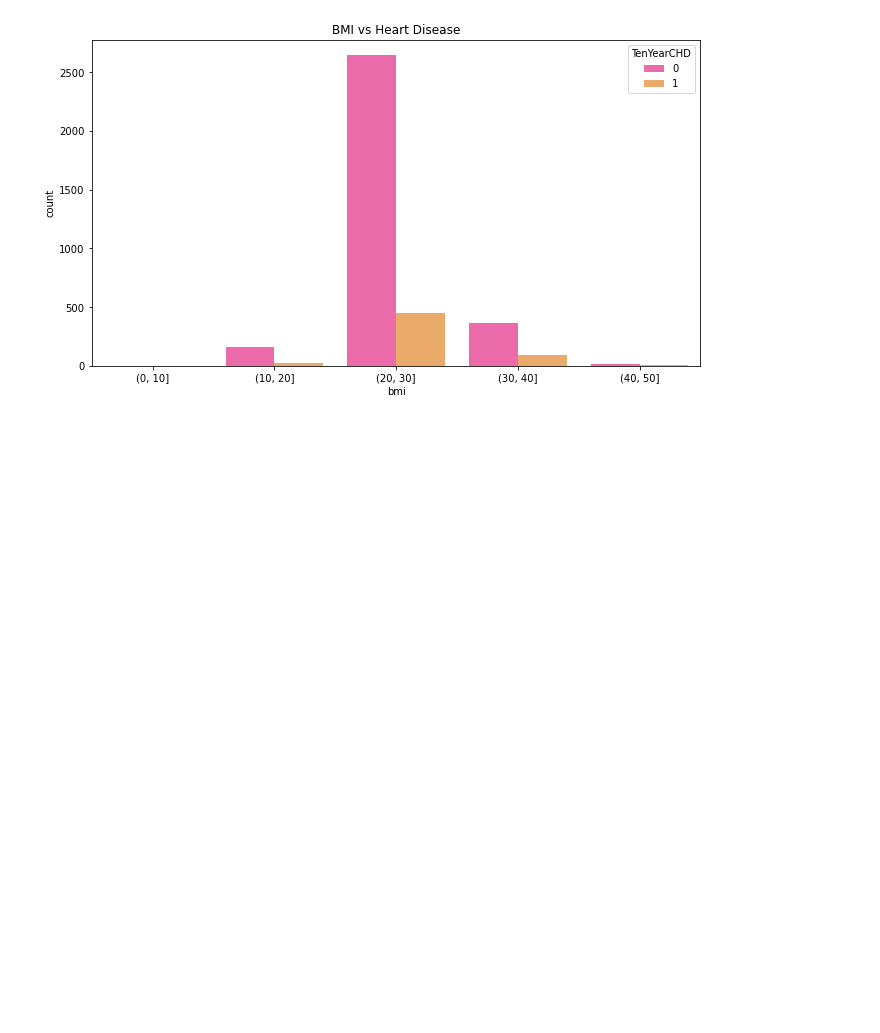
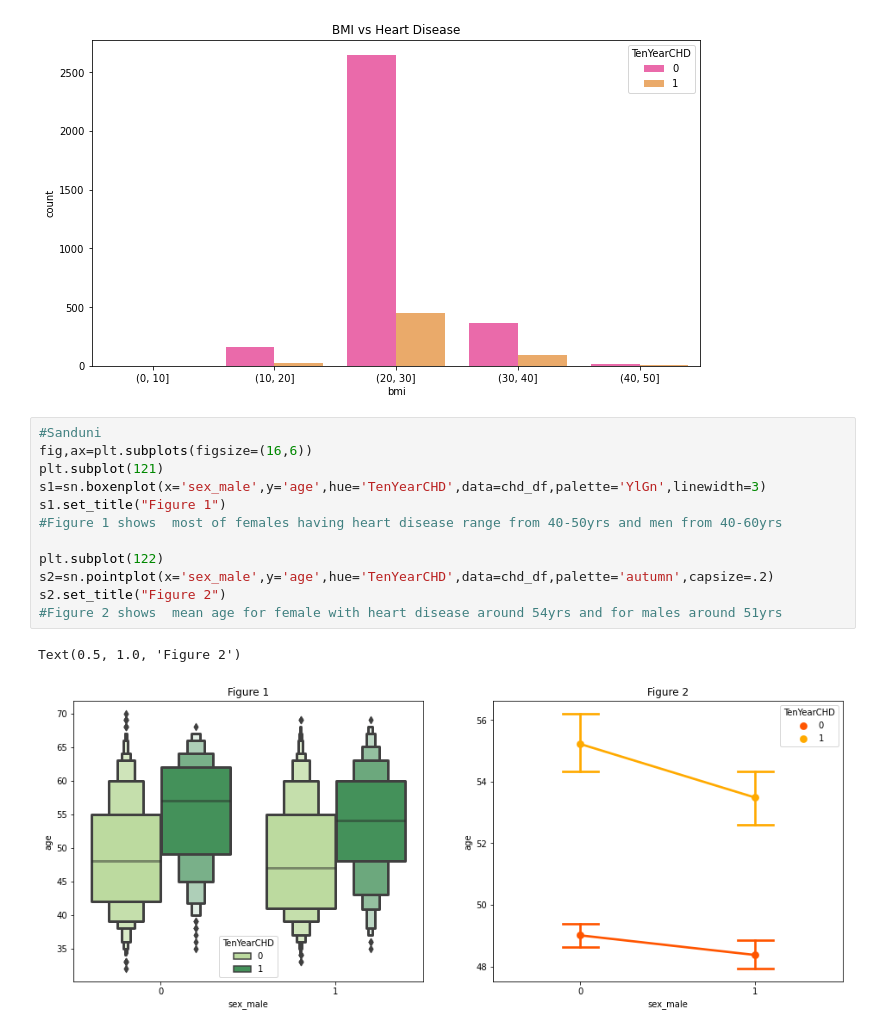
Before and after one commit to NimeshaPrasadini/ML_Assignment2_IT19028774_IT19140476_IT19123578_IT19138732, a Jupyter notebook: IT19028774_IT19140476_IT19123578_IT19138732.ipynb, the cells around one changed output. Drawn from its saved outputs; the diff is of its cells as text; blank space fills up the shorter version.

Commit message:
age vs heart diseases prediction for male & female

```diff
--- a/IT19028774_IT19140476_IT19123578_IT19138732.ipynb
+++ b/IT19028774_IT19140476_IT19123578_IT19138732.ipynb
@@ -198,3 +198,18 @@ x1.set_title('BMI vs Heart Disease')
 # %% [output]
 Text(0.5, 1.0, 'BMI vs Heart Disease')
 [figure]
+# %%
+#Sanduni
+fig,ax=plt.subplots(figsize=(16,6))
+plt.subplot(121)
+s1=sn.boxenplot(x='sex_male',y='age',hue='TenYearCHD',data=chd_df,palette='YlGn',linewidth=3)
+s1.set_title("Figure 1")
+#Figure 1 shows  most of females having heart disease range from 40-50yrs and men from 40-60yrs
+
+plt.subplot(122)
+s2=sn.pointplot(x='sex_male',y='age',hue='TenYearCHD',data=chd_df,palette='autumn',capsize=.2)
+s2.set_title("Figure 2")
+#Figure 2 shows  mean age for female with heart disease around 54yrs and for males around 51yrs
+# %% [output]
+Text(0.5, 1.0, 'Figure 2')
+[figure, added]
```
